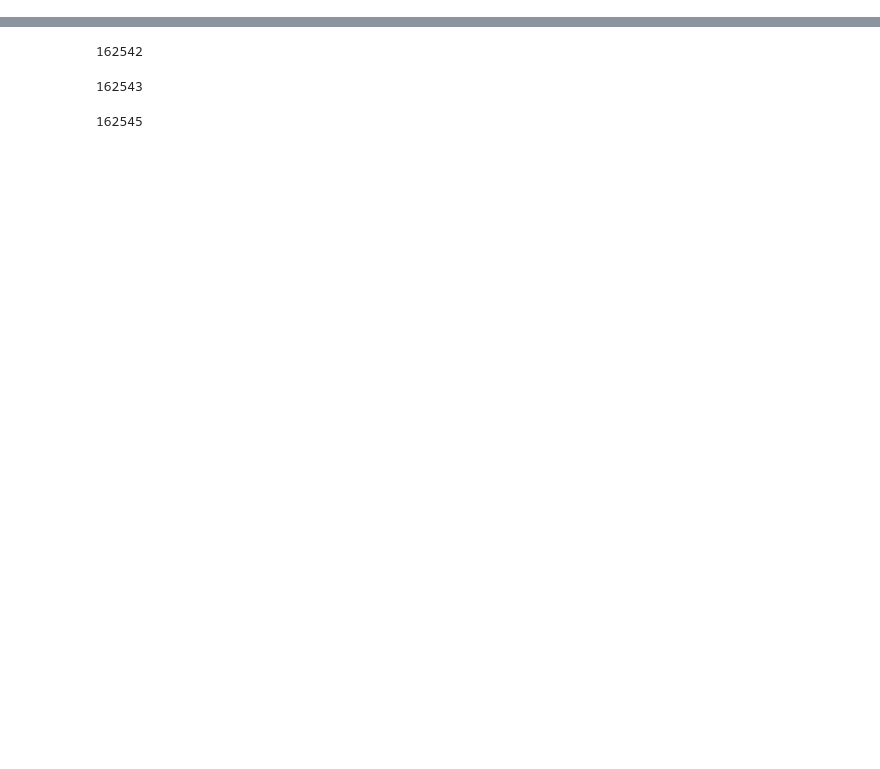
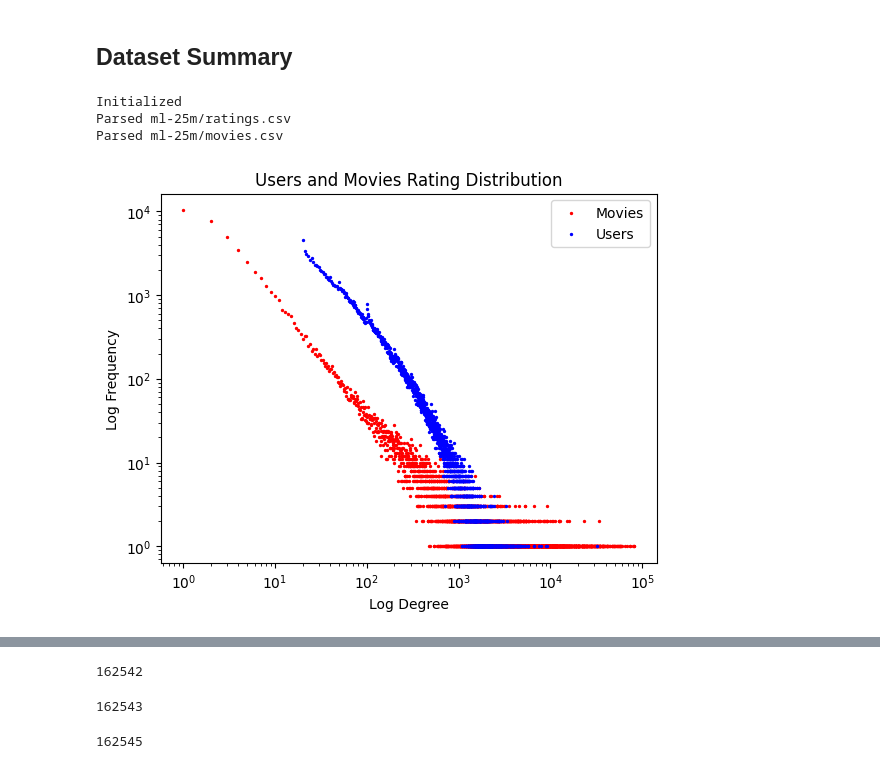
Before and after one commit to JamesHund/Recommender-System, a Jupyter notebook: demo.ipynb, the cells around one changed output, grey strips where cells are left out. Saved outputs shown, nothing was run; the diff lists cells and outputs as text; code cells hidden in the pictures; blank space fills up the shorter version.

```diff
--- a/demo.ipynb
+++ b/demo.ipynb
@@ -11,0 +11,13 @@ The autoreload extension is already loaded. To reload it, use:
+# %% [markdown]
+## Dataset Summary
+# %%
+rec = Recommender(k=20)
+rec.initialize_from_csv("ml-25m/movies.csv", "ml-25m/ratings.csv")
+# %% [output]
+Initialized
+Parsed ml-25m/ratings.csv
+Parsed ml-25m/movies.csv
+# %%
+plot_user_movie_ratings(rec)
+# %% [output]
+[figure, added]
```
Also changed, not shown: parts of 16 cells of this notebook, 3 other files.
